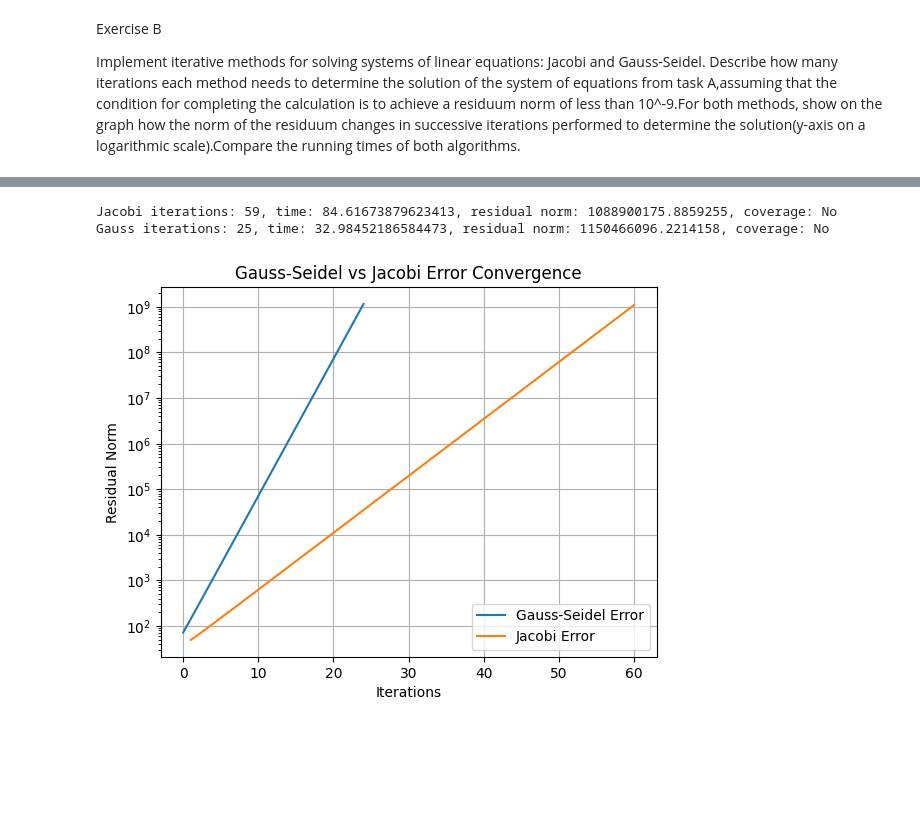
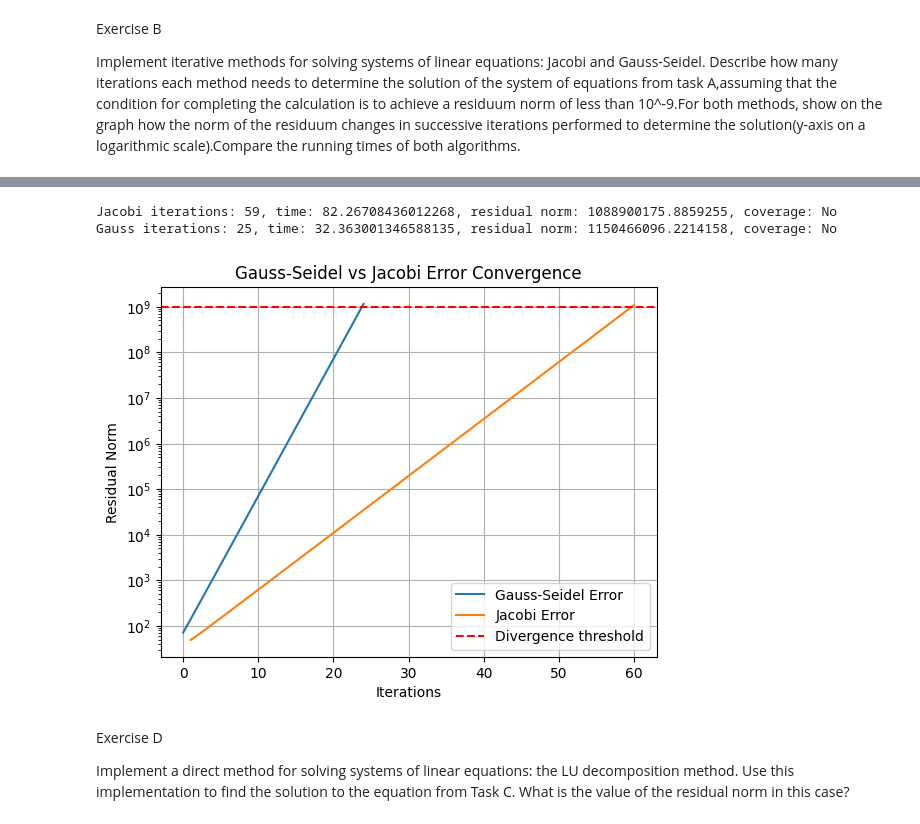
Before and after one commit to JakubBot/linear_equations, a Jupyter notebook: src/main.ipynb, the cells around one changed output, grey strips where cells are left out. Cells and saved outputs as stored; diff of their text form; code cells hidden in the pictures; blank space fills up the shorter version.

```diff
--- a/src/main.ipynb
+++ b/src/main.ipynb
@@ -90,23 +91,28 @@ Define the system of equations for a1=3,  a_2 = a_3 = -1 and let  N be the vecto
 # %%
 # change A matrix parameters
 A = create_band_matrix(3,-1,-1, N)
 
 
 jacobi:OutputSolution = solve_jacobi(A, b)
 print(f"Jacobi iterations: {jacobi.iterations}, time: {jacobi.time}, residual norm: {jacobi.errors[-1]}, coverage: {'Yes' if jacobi.does_converge else 'No'}")
 
 gauss:OutputSolution = solve_gauss_seidel(A, b)
 print(f"Gauss iterations: {gauss.iterations}, time: {gauss.time}, residual norm: {gauss.errors[-1]}, coverage: {'Yes' if gauss.does_converge else 'No'}")
 
 config = Config(
   x_label="Iterations",
   y_label="Residual Norm",
   title="Gauss-Seidel vs Jacobi Error Convergence",
   path=f"{OUTPUT_DOCS_PATH}/error_covergence_alternative.png",
   plot= [[gauss.errors,"Gauss-Seidel Error"], [jacobi.errors,"Jacobi Error"]],
+  axhline=[[1e9,"Divergence threshold"]],
 )
 create_graph(config)
 # %% [output]
-Jacobi iterations: 59, time: 84.61673879623413, residual norm: 1088900175.8859255, coverage: No
-Gauss iterations: 25, time: 32.98452186584473, residual norm: 1150466096.2214158, coverage: No
+Jacobi iterations: 59, time: 82.26708436012268, residual norm: 1088900175.8859255, coverage: No
+Gauss iterations: 25, time: 32.363001346588135, residual norm: 1150466096.2214158, coverage: No
-[figure, old version]
+[figure, new version]
+# %% [markdown]
+Exercise D
+
+Implement a direct method for solving systems of linear equations: the LU decomposition method. Use this implementation to find the solution to the equation from Task C. What is the value of the residual norm in this case?
```
Also changed, not shown: parts of 2 cells of this notebook, 5 other files.
